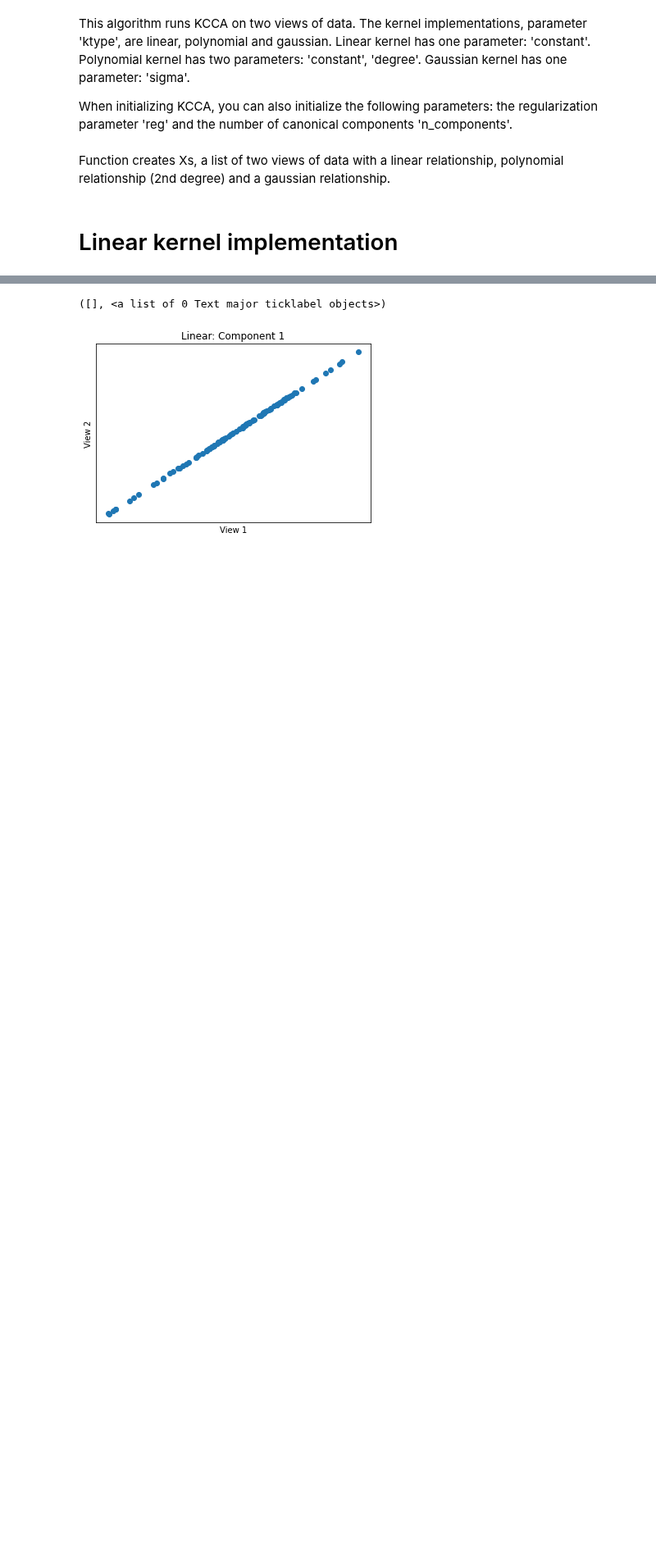
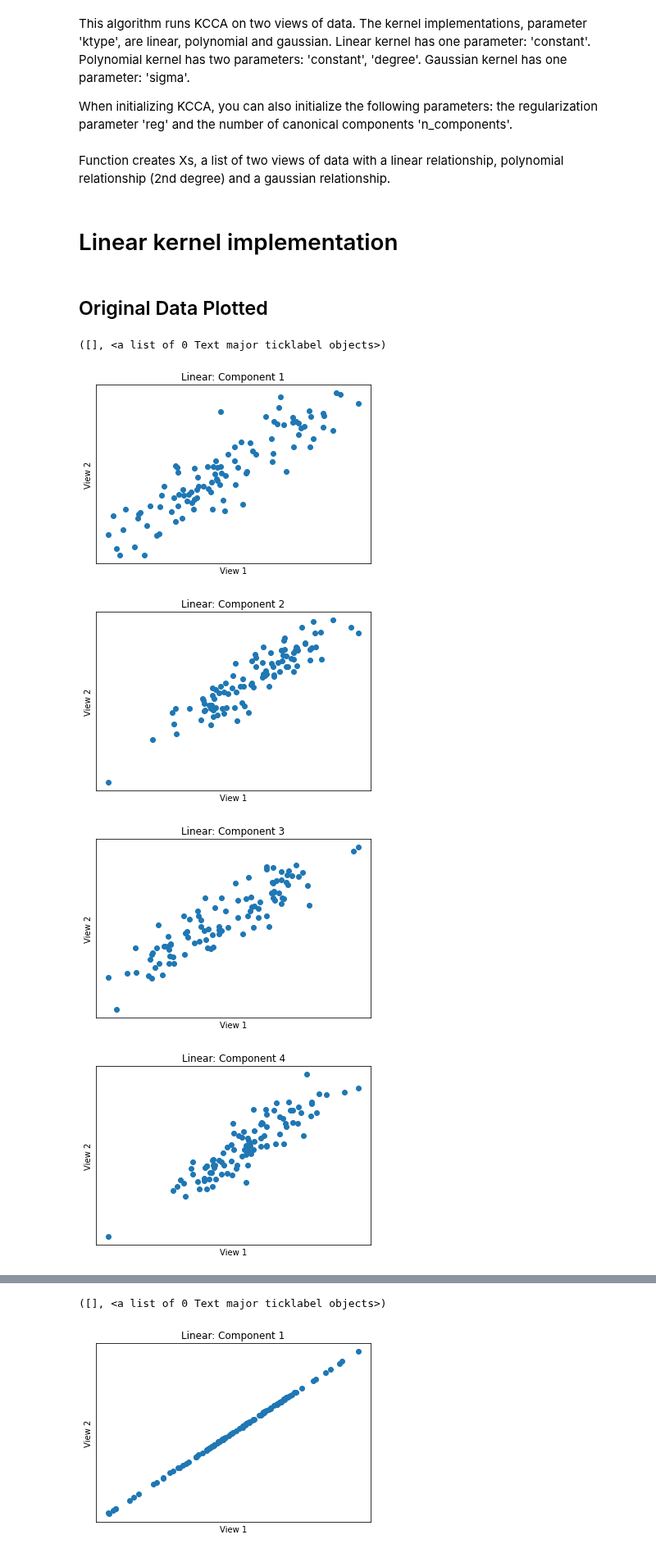
Before and after one commit to mvlearn/mvlearn, a Jupyter notebook: docs/tutorials/embed/kcca_tutorial.ipynb, the cells around one changed output, grey strips where cells are left out. Shown at 82% size. Saved outputs shown, nothing was run; the diff lists cells and outputs as text; code cells hidden in the pictures; blank space fills up the shorter version.

Commit message:
added plotted data to tutorial notebook

```diff
--- a/docs/tutorials/embed/kcca_tutorial.ipynb
+++ b/docs/tutorials/embed/kcca_tutorial.ipynb
@@ -58,3 +58,43 @@ def make_data(kernel, N):
 Xs = make_data('linear', 100)
 kcca_l = KCCA(ktype ="linear", constant = 100.0, n_components = 4)
 linearkcca = kcca_l.fit_transform(Xs)
+# %% [markdown]
+## Original Data Plotted
+# %%
+fig = plt.figure()
+plt.scatter(Xs[0][:,0], Xs[1][:,0])
+plt.title('Linear: Component 1')
+plt.xlabel('View 1')
+plt.ylabel('View 2')
+plt.xticks([])
+plt.yticks([])
+
+fig = plt.figure()
+plt.scatter(Xs[0][:,1], Xs[1][:,1])
+plt.title('Linear: Component 2')
+plt.xlabel('View 1')
+plt.ylabel('View 2')
+plt.xticks([])
+plt.yticks([])
+
+fig = plt.figure()
+plt.scatter(Xs[0][:,2], Xs[1][:,2])
+plt.title('Linear: Component 3')
+plt.xlabel('View 1')
+plt.ylabel('View 2')
+plt.xticks([])
+plt.yticks([])
+
+fig = plt.figure()
+plt.scatter(Xs[0][:,3], Xs[1][:,3])
+plt.title('Linear: Component 4')
+plt.xlabel('View 1')
+plt.ylabel('View 2')
+plt.xticks([])
+plt.yticks([])
+# %% [output]
+([], <a list of 0 Text major ticklabel objects>)
+[figure, added]
+[figure, added]
+[figure, added]
+[figure, added]
```
Also changed, not shown: parts of 6 cells of this notebook.
